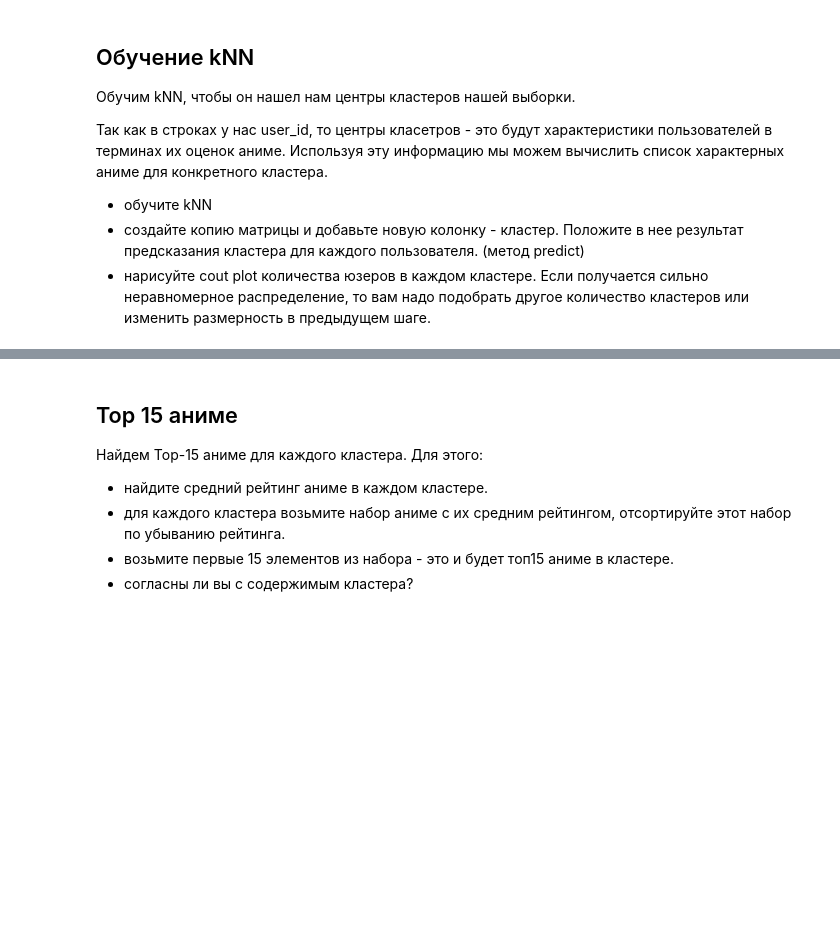
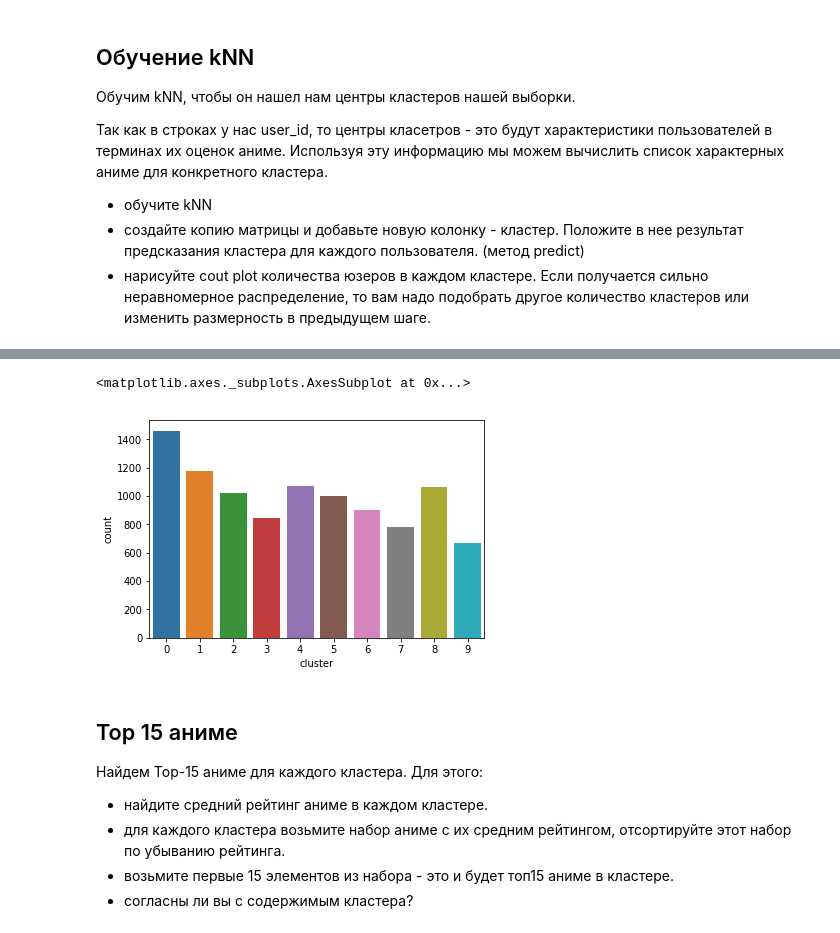
Before and after one commit to KaratsevN/ML-course-by-7-bits, a Jupyter notebook: week5/workshop/week05_workshop_05-01-clustering-workshop.ipynb, the cells around one changed output, grey strips where cells are left out. Drawn from its saved outputs; the diff is of its cells as text; code cells hidden in the pictures; blank space fills up the shorter version.

```diff
--- a/week5/workshop/week05_workshop_05-01-clustering-workshop.ipynb
+++ b/week5/workshop/week05_workshop_05-01-clustering-workshop.ipynb
@@ -162,10 +246,21 @@ sns.countplot(data=ratings, x='rating')
 ## Матрица user-item
 
 Превратите таблицу anime_ratings в матрицу, где в строках user_id, в стобцах anime_name, а в ячейках рейтинг. Посмотрите сколько занимет в памяти эта матрица.
+# %%
+anime_ratings = anime_ratings.pivot(index='user_id', columns='name', values='rating')
+
+anime_ratings.info()
+# %%
+anime_ratings = anime_ratings.fillna(0)
+#anime_ratings
 # %% [markdown]
 ## Понижение размерности
 
 kNN будет плохо работать на многомерных данных, поэтому надо понизить размерности матрицы с помощью алгоритма PCA. Количество размерностей установите от 4 до 10 - как вам покажется оптимальнее. (можете это исправить когда запустите kNN и получите результаты).
+# %%
+pca = PCA(n_components=10)
+
+anime_ratings3 = pca.fit_transform(anime_ratings)
 # %% [markdown]
 ## Обучение kNN
 
@@ -176,3 +271,15 @@ kNN будет плохо работать на многомерных данн
 - обучите kNN
 - создайте копию матрицы и добавьте новую колонку - кластер. Положите в нее результат предсказания кластера для каждого пользователя. (метод predict)
 - нарисуйте cout plot количества юзеров в каждом кластере. Если получается сильно неравномерное распределение, то вам надо подобрать другое количество кластеров или изменить размерность в предыдущем шаге.
+# %%
+clusters_num = 10
+
+learn_means = sklearn.cluster.KMeans(n_clusters = clusters_num)
+
+%time index_anime = learn_means.fit_predict(anime_ratings3)
+anime_ratings2 = anime_ratings
+
+anime_ratings2['cluster'] = index_anime
+
+sns.countplot(anime_ratings2['cluster'])
+# %% [output]
@@ -179,3 +288,5 @@ kNN будет плохо работать на многомерных данн
+<matplotlib.axes._subplots.AxesSubplot at 0x...>
+[figure, added]
 # %% [markdown]
 ## Top 15 аниме
 
```
Also changed, not shown: parts of 13 cells of this notebook.
